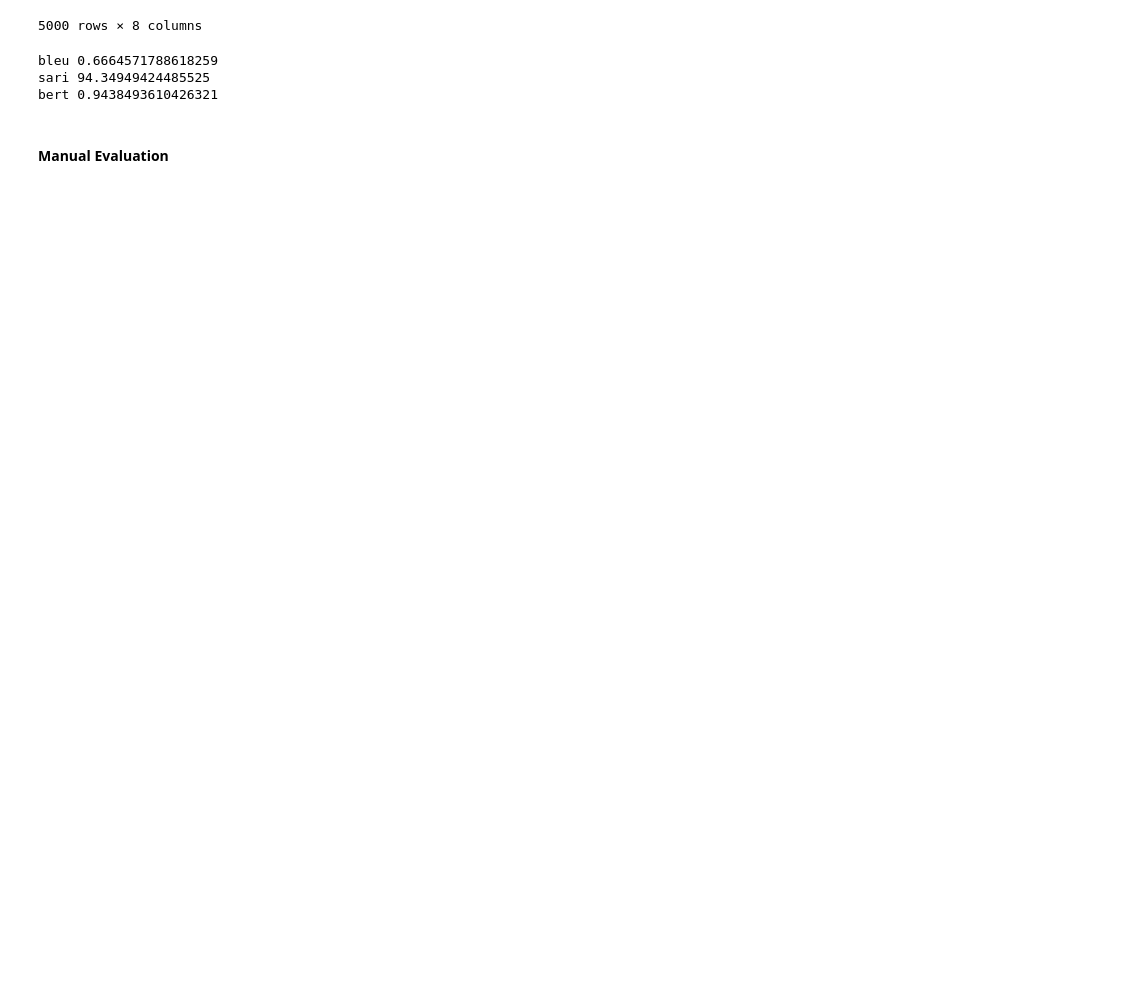
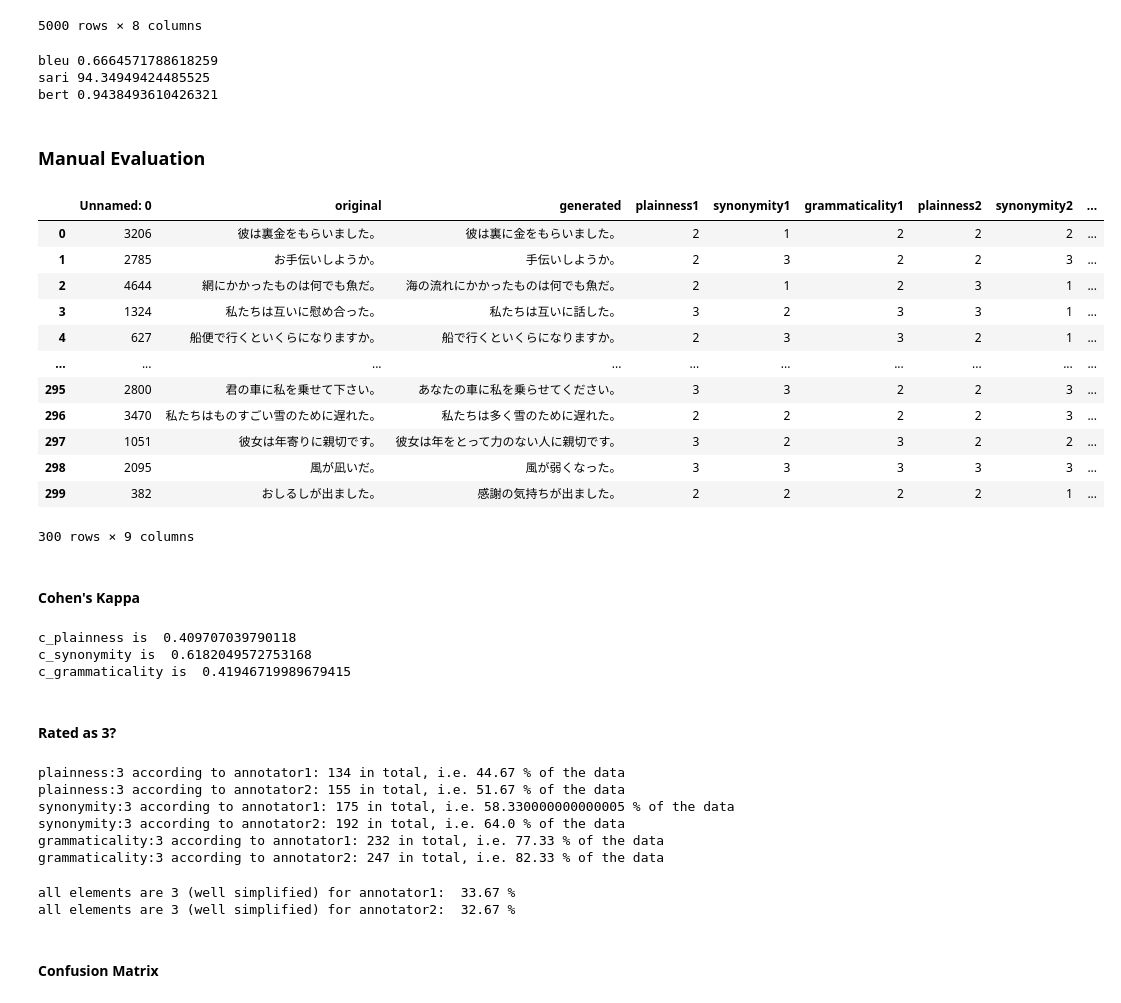
Before and after one commit to nekosuke12/plain_japanese, a Jupyter notebook: translation/scores/summary_scores.ipynb, the cells around one changed output. Saved outputs shown, nothing was run; the diff lists cells and outputs as text; code cells hidden in the pictures; blank space fills up the shorter version.

```diff
--- a/translation/scores/summary_scores.ipynb
+++ b/translation/scores/summary_scores.ipynb
@@ -36,4 +36,4 @@ bleu 0.6664571788618259
 sari 94.34949424485525
 bert 0.9438493610426321
 # %% [markdown]
-#### Manual Evaluation
+### Manual Evaluation
@@ -41,0 +40,19 @@ bert 0.9438493610426321
+# %%
+anno = pd.read_csv("annotated_base.csv", sep=",", header=0)
+anno
+# %% [output]
+|  | Unnamed: 0 | original | generated | plainness1 | synonymity1 | grammaticality1 | plainness2 | synonymity2 | ... |
+| 0 | 3206 | 彼は裏金をもらいました。 | 彼は裏に金をもらいました。 | 2 | 1 | 2 | 2 | 2 | ... |
+| 1 | 2785 | お手伝いしようか。 | 手伝いしようか。 | 2 | 3 | 2 | 2 | 3 | ... |
+| 2 | 4644 | 網にかかったものは何でも魚だ。 | 海の流れにかかったものは何でも魚だ。 | 2 | 1 | 2 | 3 | 1 | ... |
+| 3 | 1324 | 私たちは互いに慰め合った。 | 私たちは互いに話した。 | 3 | 2 | 3 | 3 | 1 | ... |
+| 4 | 627 | 船便で行くといくらになりますか。 | 船で行くといくらになりますか。 | 2 | 3 | 3 | 2 | 1 | ... |
+| ... | ... | ... | ... | ... | ... | ... | ... | ... | ... |
+| 295 | 2800 | 君の車に私を乗せて下さい。 | あなたの車に私を乗らせてください。 | 3 | 3 | 2 | 2 | 3 | ... |
+| 296 | 3470 | 私たちはものすごい雪のために遅れた。 | 私たちは多く雪のために遅れた。 | 2 | 2 | 2 | 2 | 3 | ... |
+| 297 | 1051 | 彼女は年寄りに親切です。 | 彼女は年をとって力のない人に親切です。 | 3 | 2 | 3 | 2 | 2 | ... |
+| 298 | 2095 | 風が凪いだ。 | 風が弱くなった。 | 3 | 3 | 3 | 3 | 3 | ... |
+| 299 | 382 | おしるしが出ました。 | 感謝の気持ちが出ました。 | 2 | 2 | 2 | 2 | 1 | ... |
+300 rows × 9 columns
+# %% [markdown]
+#### Cohen's Kappa
@@ -41,0 +66,12 @@ bert 0.9438493610426321
+# %%
+from sklearn.metrics import cohen_kappa_score
+
+print("c_plainness is ", cohen_kappa_score(plainness1, plainness2))
+print("c_synonymity is ", cohen_kappa_score(synonymity1, synonymity2))
+print("c_grammaticality is ", cohen_kappa_score(grammaticality1, grammaticality2))
+# %% [output]
+c_plainness is  0.409707039790118
+c_synonymity is  0.6182049572753168
+c_grammaticality is  0.41946719989679415
+# %% [markdown]
+#### Rated as 3?
@@ -41,0 +84,22 @@ bert 0.9438493610426321
+# %%
+printout(plainness1, plainness2, 'plainness')
+printout(synonymity1, synonymity2, 'synonymity')
+printout(grammaticality1, grammaticality2, 'grammaticality')
+# %% [output]
+plainness:3 according to annotator1: 134 in total, i.e. 44.67 % of the data
+plainness:3 according to annotator2: 155 in total, i.e. 51.67 % of the data
+synonymity:3 according to annotator1: 175 in total, i.e. 58.330000000000005 % of the data
+synonymity:3 according to annotator2: 192 in total, i.e. 64.0 % of the data
+grammaticality:3 according to annotator1: 232 in total, i.e. 77.33 % of the data
+grammaticality:3 according to annotator2: 247 in total, i.e. 82.33 % of the data
+# %%
+print("all elements are 3 (well simplified) for annotator1: ", \
+    100 * round(anno[(anno['plainness1'] == 3) & (anno['synonymity1'] == 3) & (anno['grammaticality1'] == 3)]['original'].count() /300, 4), "%")
+
+print("all elements are 3 (well simplified) for annotator2: ", \
+    100 * round(anno[(anno['plainness2'] == 3) & (anno['synonymity2'] == 3) & (anno['grammaticality2'] == 3)]['original'].count() / 300, 4), "%")
+# %% [output]
+all elements are 3 (well simplified) for annotator1:  33.67 %
+all elements are 3 (well simplified) for annotator2:  32.67 %
+# %% [markdown]
+#### Confusion Matrix
```
Also changed, not shown: parts of 12 cells of this notebook, 10 other files.
